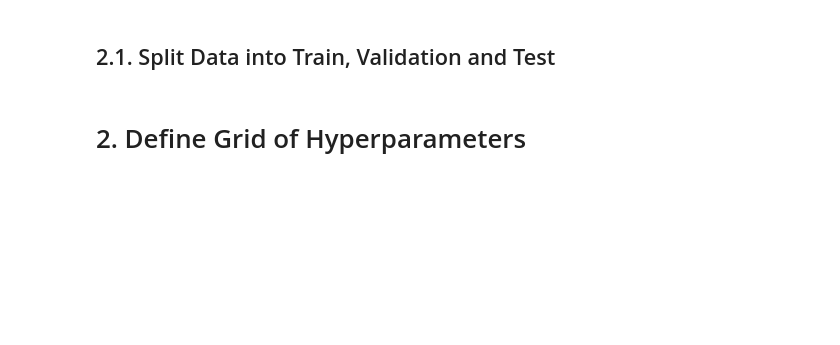
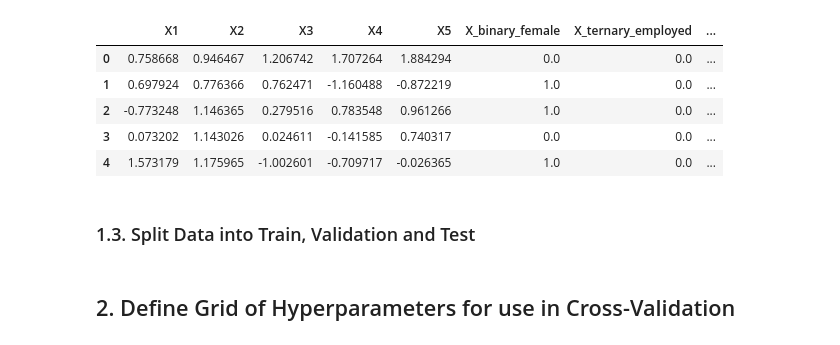
Before and after one commit to wegar-2/mysklearn, a Jupyter notebook: notebooks/04_nested_vs_non_nested_cross_validation.ipynb, the cells around one changed output. Cells and saved outputs as stored; diff of their text form; code cells hidden in the pictures; blank space fills up the shorter version.

Commit message:
completed nested vs nonnestted crossvalidation example

```diff
--- a/notebooks/04_nested_vs_non_nested_cross_validation.ipynb
+++ b/notebooks/04_nested_vs_non_nested_cross_validation.ipynb
@@ -45,3 +79,25 @@ X.head()
+# %%
+# prepare columns tranformer for use in the nested & non-nested cross-validations
+ct = ColumnTransformer(
+    transformers=[
+        ("standard_scaler", standard_scaler, num_cols),
+        ("binary_ohe", binary_ohe, ["X_binary"]),
+        ("ternary_ohe", ternary_ohe, ["X_ternary"])
+    ],
+    remainder="passthrough",
+    verbose_feature_names_out=False
+)
+# %%
+X_transformed = pd.DataFrame(data=ct.fit_transform(X), columns=ct.get_feature_names_out())
+# %%
+X_transformed.head()
+# %% [output]
+|  | X1 | X2 | X3 | X4 | X5 | X_binary_female | X_ternary_employed | ... |
+| 0 | 0.758668 | 0.946467 | 1.206742 | 1.707264 | 1.884294 | 0.0 | 0.0 | ... |
+| 1 | 0.697924 | 0.776366 | 0.762471 | -1.160488 | -0.872219 | 1.0 | 0.0 | ... |
+| 2 | -0.773248 | 1.146365 | 0.279516 | 0.783548 | 0.961266 | 1.0 | 0.0 | ... |
+| 3 | 0.073202 | 1.143026 | 0.024611 | -0.141585 | 0.740317 | 0.0 | 0.0 | ... |
+| 4 | 1.573179 | 1.175965 | -1.002601 | -0.709717 | -0.026365 | 1.0 | 0.0 | ... |
 # %% [markdown]
-## 2.1. Split Data into Train, Validation and Test
+### 1.3. Split Data into Train, Validation and Test
 # %%
@@ -54,5 +105,5 @@ X_train, X_val, y_train, y_val = train_test_split(X_train_val, y_train_val, trai
 # %% [markdown]
-# 2. Define Grid of Hyperparameters
+## 2. Define Grid of Hyperparameters for use in Cross-Validation
 # %%
 hyperparams = {
     "criterion": ["gini", "entropy"],
```
Also changed, not shown: parts of 67 cells of this notebook, 3 other files.
